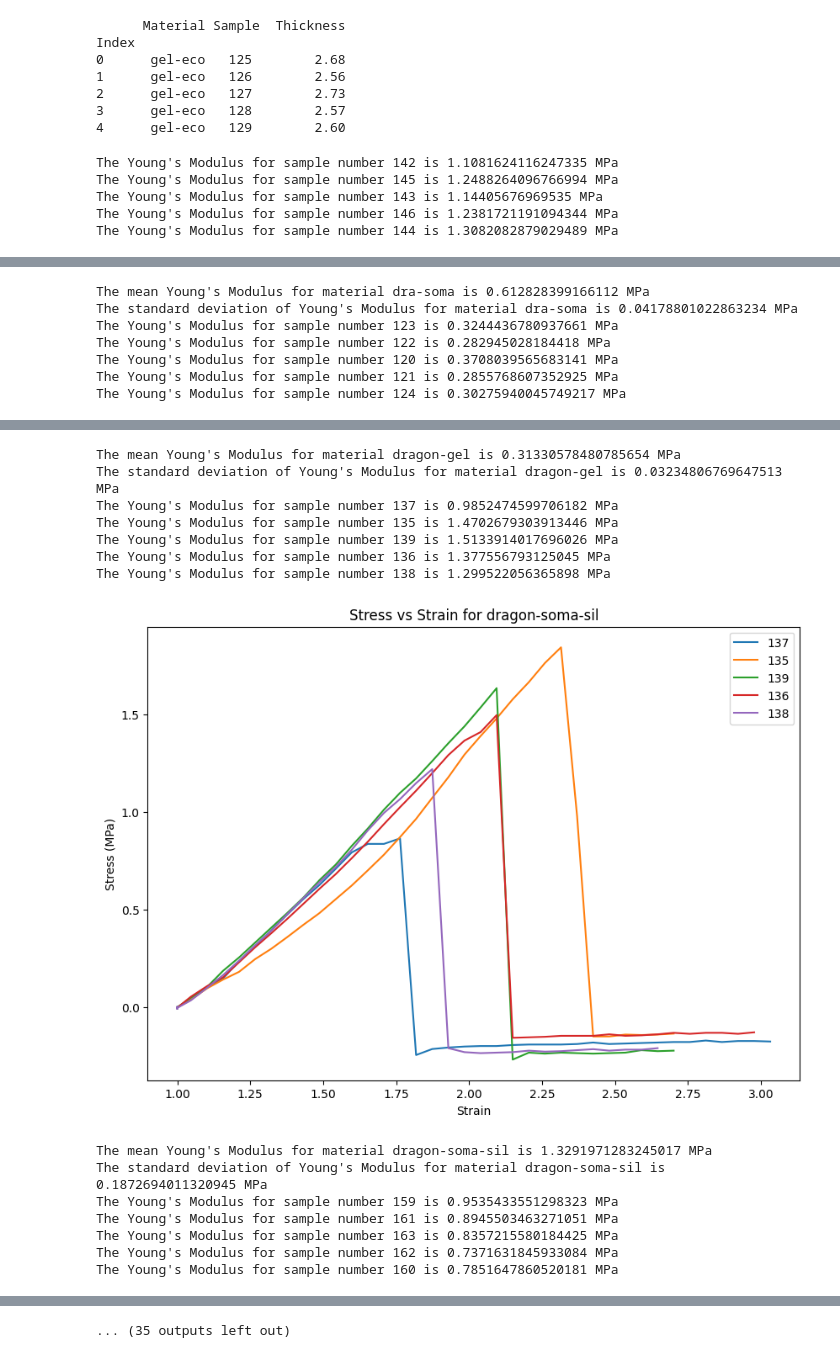
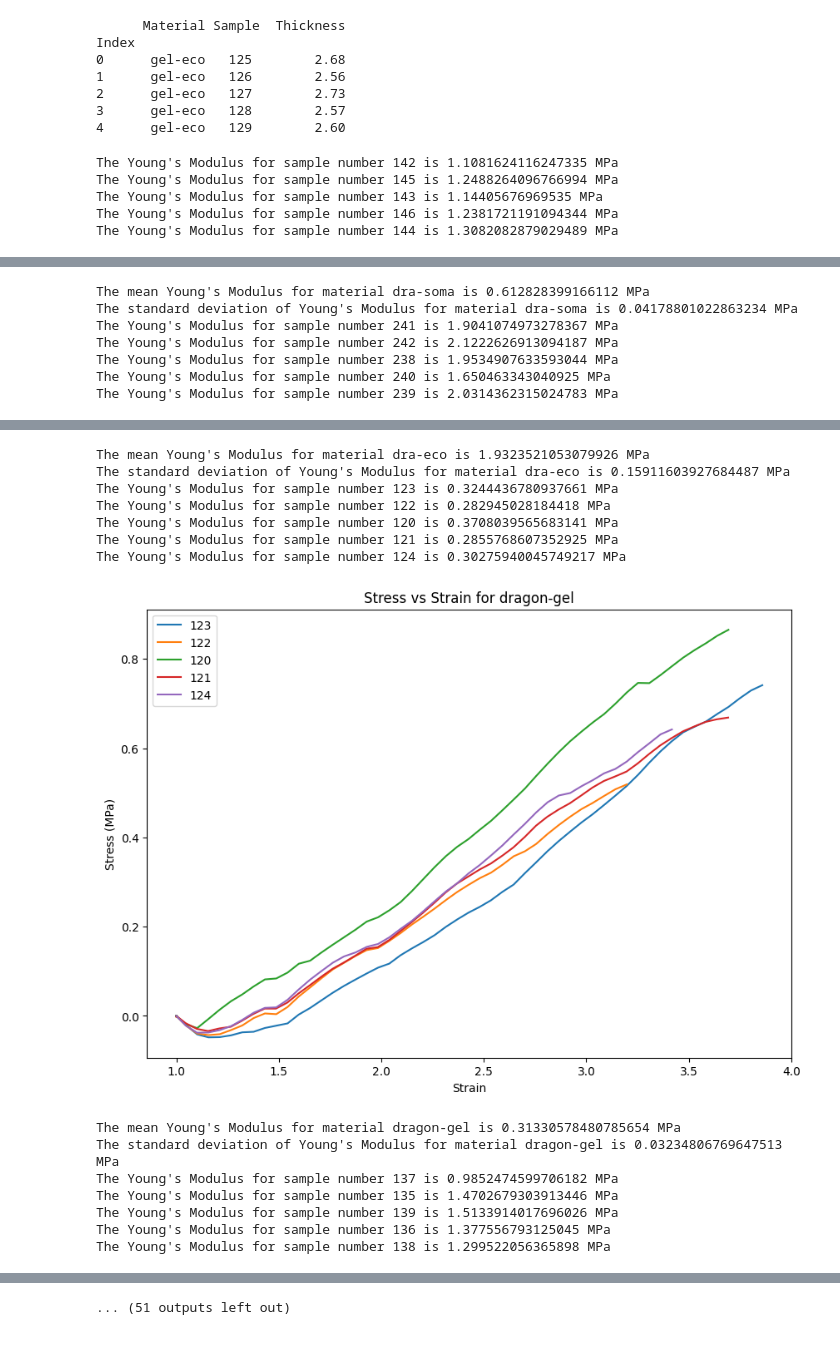
Before and after one commit to te5msride/materials_comparison, a Jupyter notebook: materials_comparison_fix.ipynb, the cells around one changed output, grey strips where cells are left out. Saved outputs shown, nothing was run; the diff lists cells and outputs as text; code cells hidden in the pictures.

```diff
--- a/materials_comparison_fix.ipynb
+++ b/materials_comparison_fix.ipynb
@@ -258,6 +258,11 @@ def process_and_plot_dataframes(material, lookup_table, thickness_df):
         youngs_modulus = (max_stress - stress_at_50_percent_stress) / (strain_at_max_stress - strain_at_50_percent_stress)
         youngs_modulus_list.append(youngs_modulus)
 
+        #truncate values after the fracture point (after global max stress)
+        stress = stress[:max_stress_index]
+        strain = strain[:max_stress_index]
+
+
         print(f"The Young's Modulus for sample number {sample_number} is {youngs_modulus} MPa")
 
         ax_force_displacement.plot(strain, stress, label=sample_number)
@@ -280,8 +285,7 @@ def process_and_plot_dataframes(material, lookup_table, thickness_df):
 dra_sil_eco_gel_data, dra_sil_eco_gel_mean, dra_sil_eco_gel_std = process_and_plot_dataframes('dra-sil-eco-gel', lookup_table, thickness_df)
 dra_sil_gel_data, dra_sil_gel_mean, dra_sil_gel_std = process_and_plot_dataframes('dra-sil-gel', lookup_table, thickness_df)
 dra_soma_data, dra_soma_mean, dra_soma_std = process_and_plot_dataframes('dra-soma', lookup_table, thickness_df)
-# BAD DATA
-## dragon_eco_data, dragon_eco_mean, dragon_eco_std = process_and_plot_dataframes('dragon-eco', lookup_table, thickness_df)
+dra_eco_data, dra_eco_mean, dra_eco_std = process_and_plot_dataframes('dra-eco', lookup_table, thickness_df)
 dragon_gel_data, dragon_gel_mean, dragon_gel_std = process_and_plot_dataframes('dragon-gel', lookup_table, thickness_df)
 dragon_soma_sil_data, dragon_soma_sil_mean, dragon_soma_sil_std = process_and_plot_dataframes('dragon-soma-sil', lookup_table, thickness_df)
 eco_dra_soma_data, eco_dra_soma_mean, eco_dra_soma_std = process_and_plot_dataframes('eco-dra-soma', lookup_table, thickness_df)
@@ -302,14 +306,13 @@ dra_sil_gel_soma_data, dra_sil_gel_soma_mean, dra_sil_gel_soma_std = process_and
 sil_eco_soma_data, sil_eco_soma_mean, sil_eco_soma_std = process_and_plot_dataframes('sil-eco-soma', lookup_table, thickness_df)
 dra_sil_eco_soma_data, dra_sil_eco_soma_mean, dra_sil_eco_soma_std = process_and_plot_dataframes('dra-sil-eco-soma', lookup_table, thickness_df)
 sil_gel_soma_data, sil_gel_soma_mean, sil_gel_soma_std = process_and_plot_dataframes('sil-gel-soma', lookup_table, thickness_df)
-# NEED DATA
-## pure_dragon_data, pure_dragon_mean, pure_dragon_std = process_and_plot_dataframes('pure dragon', lookup_table, thickness_df)
-## pure_eco_data, pure_eco_mean, pure_eco_std = process_and_plot_dataframes('pure eco', lookup_table, thickness_df)
-## pure_sil_data, pure_sil_mean, pure_sil_std = process_and_plot_dataframes('pure sil', lookup_table, thickness_df)
-# pure_soma_foama_data, pure_soma_foama_mean, pure_soma_foama_std = process_and_plot_dataframes('pure soma foama', lookup_table, thickness_df)
-# dra_sil_data, dra_sil_mean, dra_sil_std = process_and_plot_dataframes('dra-sil', lookup_table, thickness_df)
-# dra_sil_eco_data, dra_sil_eco_mean, dra_sil_eco_std = process_and_plot_dataframes('dra-sil-eco', lookup_table, thickness_df)
-# sil_eco_gel_data, sil_eco_gel_mean, sil_eco_gel_std = process_and_plot_dataframes('sil-eco-gel', lookup_table, thickness_df)
+pure_dragon_data, pure_dragon_mean, pure_dragon_std = process_and_plot_dataframes('pure dragonskin', lookup_table, thickness_df)
+pure_eco_data, pure_eco_mean, pure_eco_std = process_and_plot_dataframes('pure eco', lookup_table, thickness_df)
+pure_sil_data, pure_sil_mean, pure_sil_std = process_and_plot_dataframes('pure sil', lookup_table, thickness_df)
+pure_soma_foama_data, pure_soma_foama_mean, pure_soma_foama_std = process_and_plot_dataframes('pure soma foama', lookup_table, thickness_df)
+dra_sil_data, dra_sil_mean, dra_sil_std = process_and_plot_dataframes('dra-sil', lookup_table, thickness_df)
+dra_sil_eco_data, dra_sil_eco_mean, dra_sil_eco_std = process_and_plot_dataframes('dra-sil-eco', lookup_table, thickness_df)
+sil_eco_gel_data, sil_eco_gel_mean, sil_eco_gel_std = process_and_plot_dataframes('sil-eco-gel', lookup_table, thickness_df)
 
 
 # process_and_plot_dataframes('sil-eco', lookup_table, thickness_df)
@@ -341,7 +344,7 @@ The Young's Modulus for sample number 170 is 0.5662754370423956 MPa
 The mean Young's Modulus for material dra-soma is 0.612828399166112 MPa
 The standard deviation of Young's Modulus for material dra-soma is 0.04178801022863234 MPa
-The Young's Modulus for sample number 123 is 0.3244436780937661 MPa
-The Young's Modulus for sample number 122 is 0.282945028184418 MPa
-The Young's Modulus for sample number 120 is 0.3708039565683141 MPa
-The Young's Modulus for sample number 121 is 0.2855768607352925 MPa
-The Young's Modulus for sample number 124 is 0.30275940045749217 MPa
+The Young's Modulus for sample number 241 is 1.9041074973278367 MPa
+The Young's Modulus for sample number 242 is 2.1222626913094187 MPa
+The Young's Modulus for sample number 238 is 1.9534907633593044 MPa
+The Young's Modulus for sample number 240 is 1.650463343040925 MPa
+The Young's Modulus for sample number 239 is 2.0314362315024783 MPa
@@ -349,15 +352,15 @@ The Young's Modulus for sample number 124 is 0.30275940045749217 MPa
-The mean Young's Modulus for material dragon-gel is 0.31330578480785654 MPa
-The standard deviation of Young's Modulus for material dragon-gel is 0.03234806769647513 MPa
-The Young's Modulus for sample number 137 is 0.9852474599706182 MPa
-The Young's Modulus for sample number 135 is 1.4702679303913446 MPa
-The Young's Modulus for sample number 139 is 1.5133914017696026 MPa
-The Young's Modulus for sample number 136 is 1.377556793125045 MPa
-The Young's Modulus for sample number 138 is 1.299522056365898 MPa
+The mean Young's Modulus for material dra-eco is 1.9323521053079926 MPa
+The standard deviation of Young's Modulus for material dra-eco is 0.15911603927684487 MPa
+The Young's Modulus for sample number 123 is 0.3244436780937661 MPa
+The Young's Modulus for sample number 122 is 0.282945028184418 MPa
+The Young's Modulus for sample number 120 is 0.3708039565683141 MPa
+The Young's Modulus for sample number 121 is 0.2855768607352925 MPa
+The Young's Modulus for sample number 124 is 0.30275940045749217 MPa
-[figure, old version]
+[figure, new version]
-The mean Young's Modulus for material dragon-soma-sil is 1.3291971283245017 MPa
-The standard deviation of Young's Modulus for material dragon-soma-sil is 0.1872694011320945 MPa
-The Young's Modulus for sample number 159 is 0.9535433551298323 MPa
-The Young's Modulus for sample number 161 is 0.8945503463271051 MPa
-The Young's Modulus for sample number 163 is 0.8357215580184425 MPa
-The Young's Modulus for sample number 162 is 0.7371631845933084 MPa
-The Young's Modulus for sample number 160 is 0.7851647860520181 MPa
+The mean Young's Modulus for material dragon-gel is 0.31330578480785654 MPa
+The standard deviation of Young's Modulus for material dragon-gel is 0.03234806769647513 MPa
+The Young's Modulus for sample number 137 is 0.9852474599706182 MPa
+The Young's Modulus for sample number 135 is 1.4702679303913446 MPa
+The Young's Modulus for sample number 139 is 1.5133914017696026 MPa
+The Young's Modulus for sample number 136 is 1.377556793125045 MPa
+The Young's Modulus for sample number 138 is 1.299522056365898 MPa
@@ -365 +368 @@ The Young's Modulus for sample number 160 is 0.7851647860520181 MPa
-... (35 outputs left out)
+... (51 outputs left out)
```
Also changed, not shown: parts of 11 cells of this notebook.
